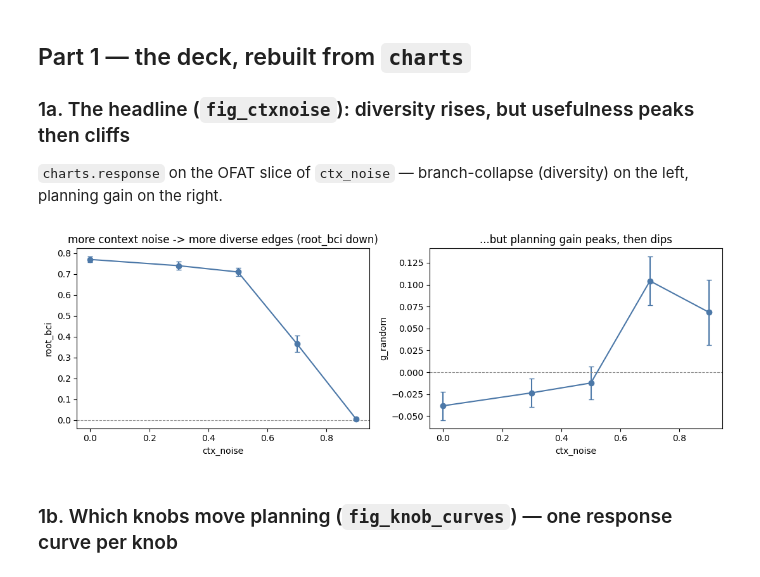
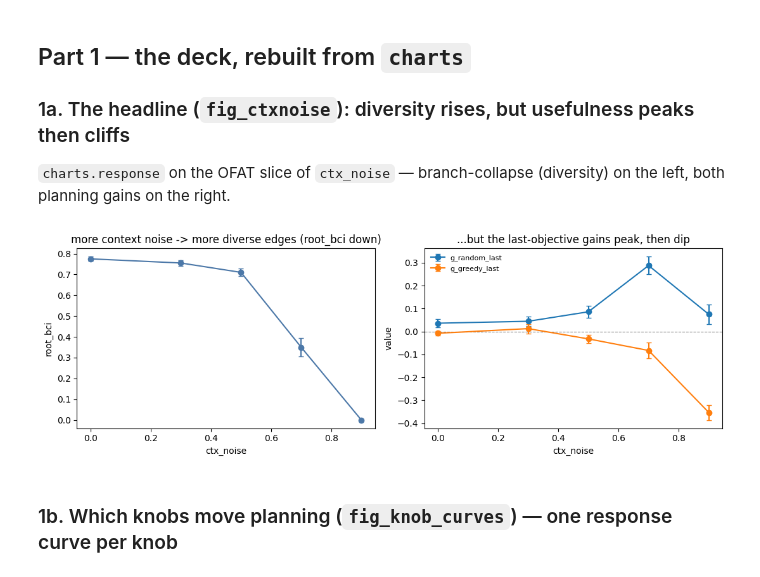
Before and after one commit to FelixLeb/dreamerV4-UWM, a Jupyter notebook: dreamerv4uwm/planning/experiments/study/analysis/explore_results.ipynb, the cells around one changed output. Cells and saved outputs as stored; diff of their text form; code cells hidden in the pictures.

```diff
--- a/dreamerv4uwm/planning/experiments/study/analysis/explore_results.ipynb
+++ b/dreamerv4uwm/planning/experiments/study/analysis/explore_results.ipynb
@@ -12,16 +20,0 @@ lines of matplotlib where `charts` has no primitive. Two modules do the work: **
-# %%
-from dreamerv4uwm.planning.experiments.study.analysis import dataset, charts, schema
-import numpy as np, pandas as pd, matplotlib.pyplot as plt
-%matplotlib inline
-pd.set_option("display.width", 170)
-
-# a run's parquet (build once from shards: dataset.build("<run>/results", out="trees.parquet"))
-df = dataset.load("mcts_sweep/mcts_sweep_run1/analysis/trees.parquet")
-print(dataset.overview(df))
-
-# swept knobs actually present in this run (numeric + categorical), and the candidate predictors
-KNOBS = [k for k in schema.FACTORS if k in df.columns and df[k].nunique(dropna=True) > 1]
-METS  = charts.metric_cols(df)
-OUT   = "g_random_peak"                      # the headline outcome (swap for g_greedy_peak / tree_peak / delta_over_root)
-print(f"{len(KNOBS)} swept knobs: {KNOBS}")
-print(f"{len(METS)} candidate predictor metrics")
@@ -33,0 +54,18 @@ mostly-NaN columns: val_std_depth3
+# %%
+# --- the objective switch ---------------------------------------------------
+# Every row carries BOTH objectives (see baselines.py):
+#   peak — best reward over ANY frame of the trajectory (MPC-style, matches the tree's
+#          best-prefix back-up);
+#   last — reward of the FINAL state only ("where did you end up"), the right objective
+#          when the task is to reach AND HOLD a configuration.
+# A plan that shoves the T across the centre and out again scores well on peak and badly
+# on last. They are never mixed: each gain is only meaningful against its own tree_* .
+# Set OBJ once — every cell below follows it.
+OBJ   = "last"                       # "peak" | "last"
+
+GAIN  = f"g_random_{OBJ}"            # vs ONE undirected rollout at the plan's lookahead
+GAIN2 = f"g_greedy_{OBJ}"            # vs best-of-N random shooting  (the harder test)
+ABS   = f"tree_{OBJ}"                # the absolute reward the plan achieved
+OUT   = GAIN                         # the headline outcome most cells plot
+
+print(dataset.overview(df, OUT))
@@ -49,15 +145,16 @@ def binned_rate(x, y=OUT, q=6):
 
 ### 1a. The headline (`fig_ctxnoise`): diversity rises, but usefulness peaks then cliffs
 `charts.response` on the OFAT slice of `ctx_noise` — branch-collapse (diversity) on the left,
-planning gain on the right.
+both planning gains on the right.
 # %%
+sl = charts.ofat(df, "ctx_noise")
 fig, ax = plt.subplots(1, 2, figsize=(11, 3.8))
-charts.response(charts.ofat(df, "ctx_noise"), "ctx_noise", "root_bci", ax=ax[0])
-charts.response(charts.ofat(df, "ctx_noise"), "ctx_noise", OUT,       ax=ax[1])
+charts.response(sl, "ctx_noise", "root_bci", ax=ax[0])
+charts.response(sl, "ctx_noise", [GAIN, GAIN2], ax=ax[1])
 ax[0].set_title("more context noise -> more diverse edges (root_bci down)")
-ax[1].set_title("...but planning gain peaks, then dips")
+ax[1].set_title(f"...but the {OBJ}-objective gains peak, then dip")
 fig.tight_layout()
 # %% [output]
-[figure, old version]
+[figure, new version]
 # %% [markdown]
 ### 1b. Which knobs move planning (`fig_knob_curves`) — one response curve per knob
```
Also changed, not shown: parts of 82 cells of this notebook, 8 other files.
